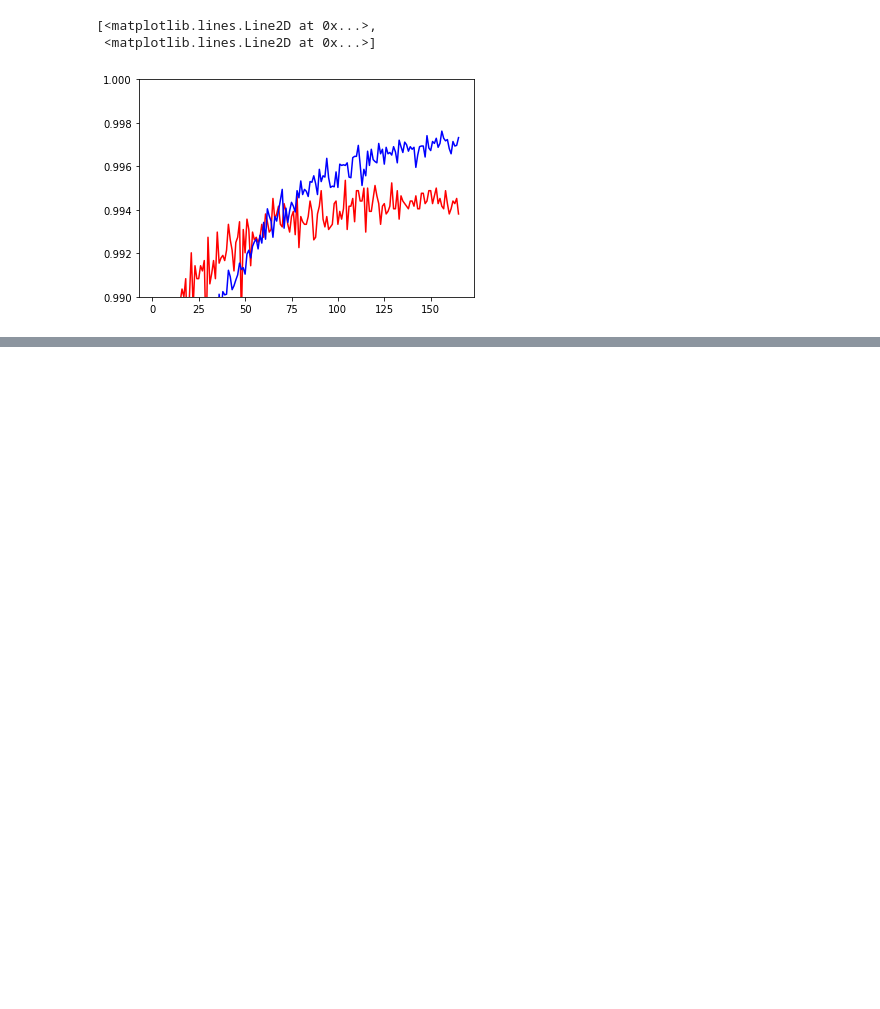
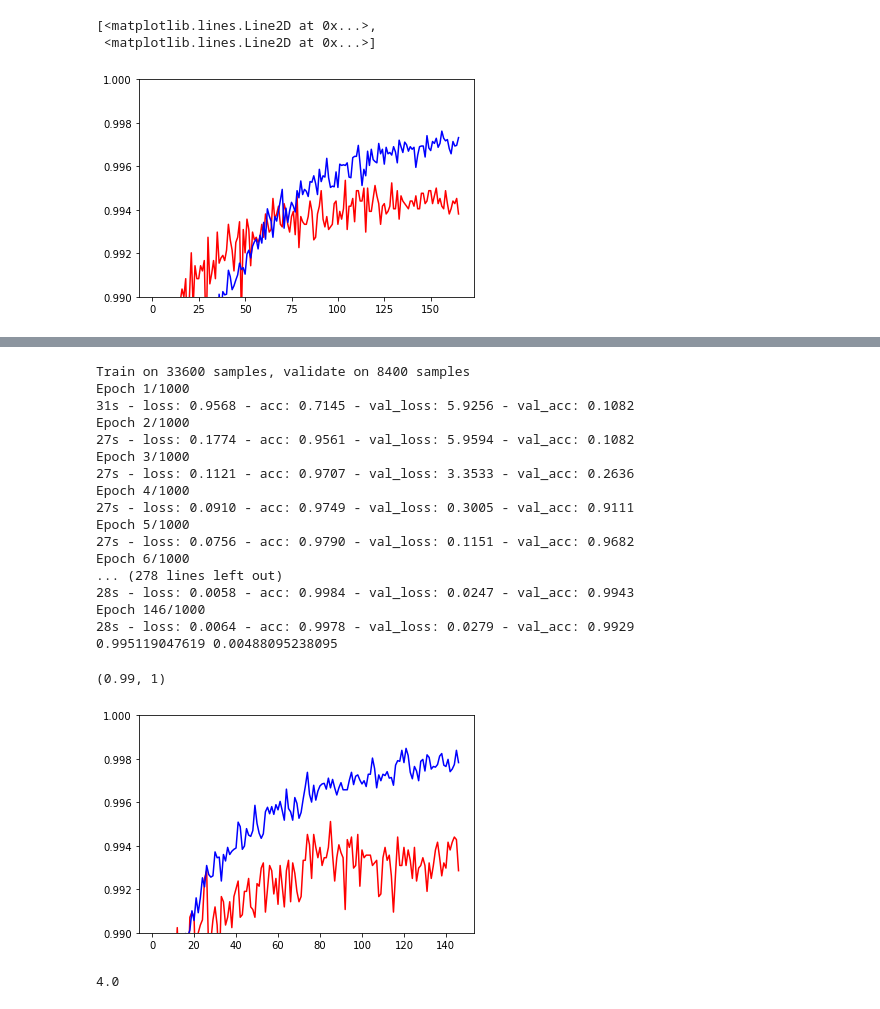
Before and after one commit to NicolasFerland/MNIST, a Jupyter notebook: tensorflowgpu.ipynb, the cells around one changed output, grey strips where cells are left out. Saved outputs shown, nothing was run; the diff lists cells and outputs as text; code cells hidden in the pictures; blank space fills up the shorter version.

```diff
--- a/tensorflowgpu.ipynb
+++ b/tensorflowgpu.ipynb
@@ -1178,0 +1496,29 @@ display(best)
+# %%
+# Without dropout, there's clearly overfitting.
+
+history = test(12, 0.2, 256)
+print(max(history['val_acc']), 1 - max(history['val_acc']))
+
+xaxis=range(1,len(history['val_acc'])+1)
+plt.plot(xaxis, history['val_acc'], 'r', xaxis, history['acc'], 'b')
+plt.ylim((0.99,1))
+# %% [output]
+Train on 33600 samples, validate on 8400 samples
+Epoch 1/1000
+31s - loss: 0.9568 - acc: 0.7145 - val_loss: 5.9256 - val_acc: 0.1082
+Epoch 2/1000
+27s - loss: 0.1774 - acc: 0.9561 - val_loss: 5.9594 - val_acc: 0.1082
+Epoch 3/1000
+27s - loss: 0.1121 - acc: 0.9707 - val_loss: 3.3533 - val_acc: 0.2636
+Epoch 4/1000
+27s - loss: 0.0910 - acc: 0.9749 - val_loss: 0.3005 - val_acc: 0.9111
+Epoch 5/1000
+27s - loss: 0.0756 - acc: 0.9790 - val_loss: 0.1151 - val_acc: 0.9682
+Epoch 6/1000
+... (278 lines left out)
+28s - loss: 0.0058 - acc: 0.9984 - val_loss: 0.0247 - val_acc: 0.9943
+Epoch 146/1000
+28s - loss: 0.0064 - acc: 0.9978 - val_loss: 0.0279 - val_acc: 0.9929
+0.995119047619 0.00488095238095
+(0.99, 1)
+[figure, added]
@@ -1178,0 +1572,13 @@ display(best)
+# %%
+    # Maxpool for input of size 7.
+    # According to https://www.tensorflow.org/versions/r1.0/api_docs/python/tf/nn/convolution
+    # valid -> ceil((input_spatial_shape[i] - (spatial_filter_shape[i]-1) * dilation_rate[i]) / strides[i])
+    #          = ceil((7-1)*dilatation_rate/2) = 3 if dilatation_rate is 1, 6 else.
+    # same -> ceil(input_spatial_shape[i] / strides[i]) = ceil(7/2) = 4
+    # model.add(MaxPooling2D(pool_size=(2, 2), strides=(2, 2), padding='same'))
+
+
+    # Verify meaning of ceil
+print(np.ceil(3.5))
+# %% [output]
+4.0
```
Also changed, not shown: parts of 32 cells of this notebook.
